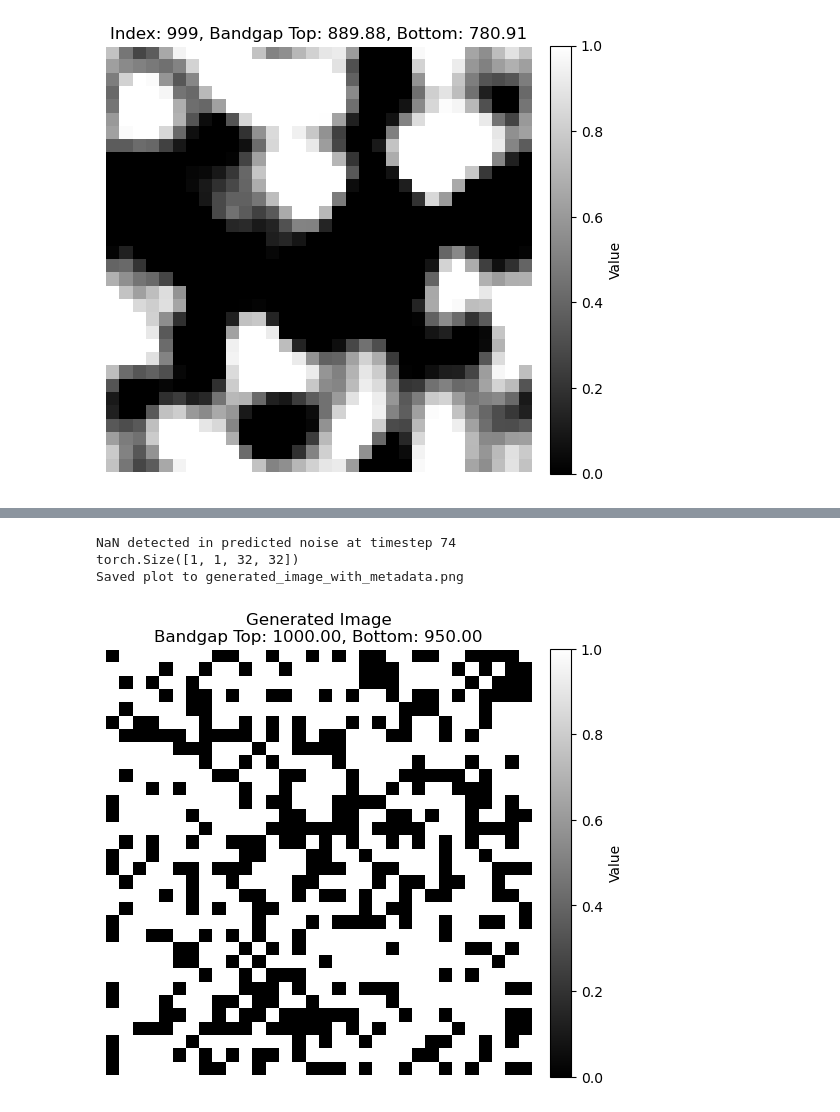
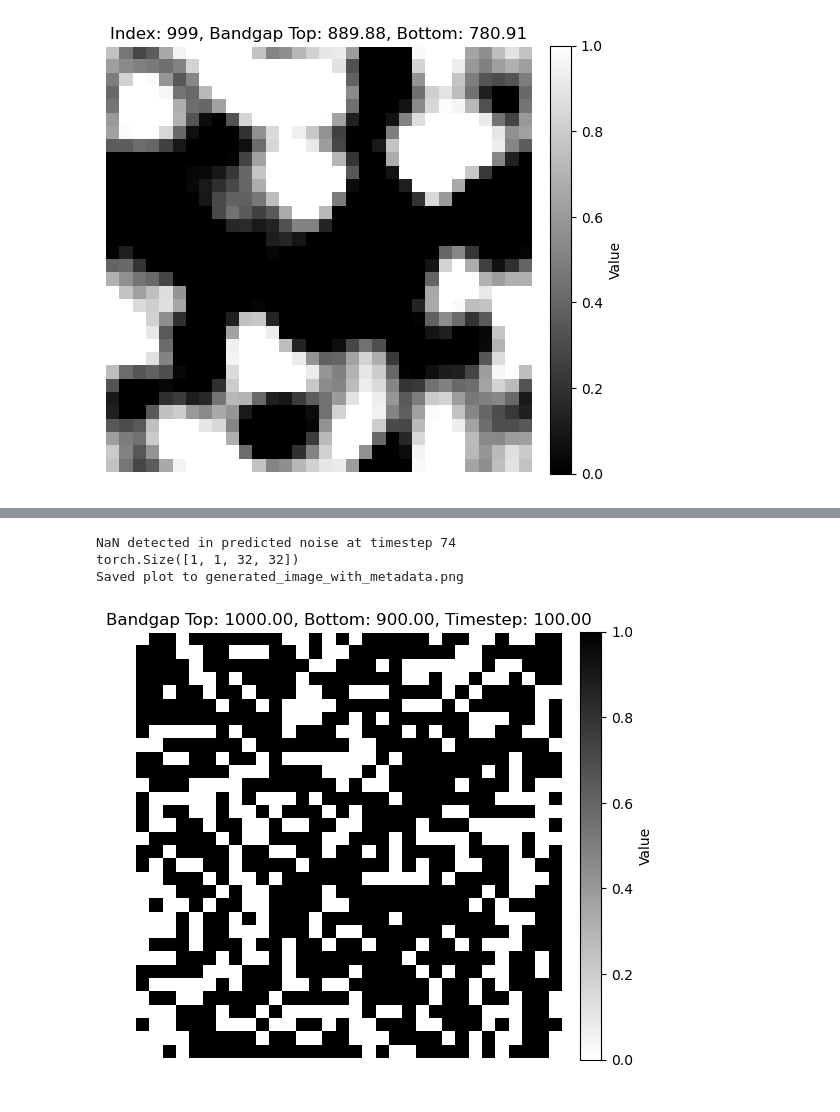
Before and after one commit to trutheresy/Diffusion-Model-2D-Metamaterials, a Jupyter notebook: diffusion_model_playground4.ipynb, the cells around one changed output, grey strips where cells are left out. Drawn from its saved outputs; the diff is of its cells as text; code cells hidden in the pictures.

```diff
--- a/diffusion_model_playground4.ipynb
+++ b/diffusion_model_playground4.ipynb
@@ -892,7 +886,7 @@ def generate_image(model, bandgap_top, bandgap_bottom, num_timesteps=200, device
 
     return final_image.cpu()
 
-def plot_generated_image(image_tensor, bandgap_top, bandgap_bottom, title=None, save_path=None):
+def plot_generated_image(image_tensor, bandgap_top, bandgap_bottom, timestep, title=None, save_path=None):
     """
     Plot a generated image from a diffusion model output with metadata in the title.
     The title includes the bandgap top and bandgap bottom values.
@@ -910,11 +904,11 @@ def plot_generated_image(image_tensor, bandgap_top, bandgap_bottom, title=None,
 
     # Create the plot
     fig, ax = plt.subplots(figsize=(6, 6))
-    im = ax.imshow(image, cmap='gray', vmin=0, vmax=1)
+    im = ax.imshow(image, cmap='gray_r', vmin=0, vmax=1)
 
     # Add title with metadata
     if title is None:
-        title = f"Generated Image\nBandgap Top: {bandgap_top:.2f}, Bottom: {bandgap_bottom:.2f}"
+        title = f"Bandgap Top: {bandgap_top:.2f}, Bottom: {bandgap_bottom:.2f}, Timestep: {timestep:.2f}"
     ax.set_title(title)
     ax.axis("off")  # Remove axis ticks for cleaner visualization
 
@@ -930,28 +924,30 @@ def plot_generated_image(image_tensor, bandgap_top, bandgap_bottom, title=None,
         plt.show()
 # %%
 bandgap_top = 1000
-bandgap_bottom = 950
+bandgap_bottom = 900
+timesteps = 100
 generated_image, initial_noise = generate_image_fixed(
     model,
     bandgap_top=bandgap_top,
     bandgap_bottom=bandgap_bottom,
-    num_timesteps=100,
+    num_timesteps=timesteps,
     device="cuda",
     noise_schedule_type="cosine",
     guidance_scale=3.0
 )
 print(generated_image.shape)
 
 # Plot the generated image
 plot_generated_image(
     generated_image,
     bandgap_top=bandgap_top,
     bandgap_bottom=bandgap_bottom,
+    timestep=timesteps,
     title=None,
     save_path="generated_image_with_metadata.png"
 )
 # %% [output]
 NaN detected in predicted noise at timestep 74
 torch.Size([1, 1, 32, 32])
 Saved plot to generated_image_with_metadata.png
-[figure, old version]
+[figure, new version]
```
Also changed, not shown: parts of 4 cells of this notebook, 20 other files.
